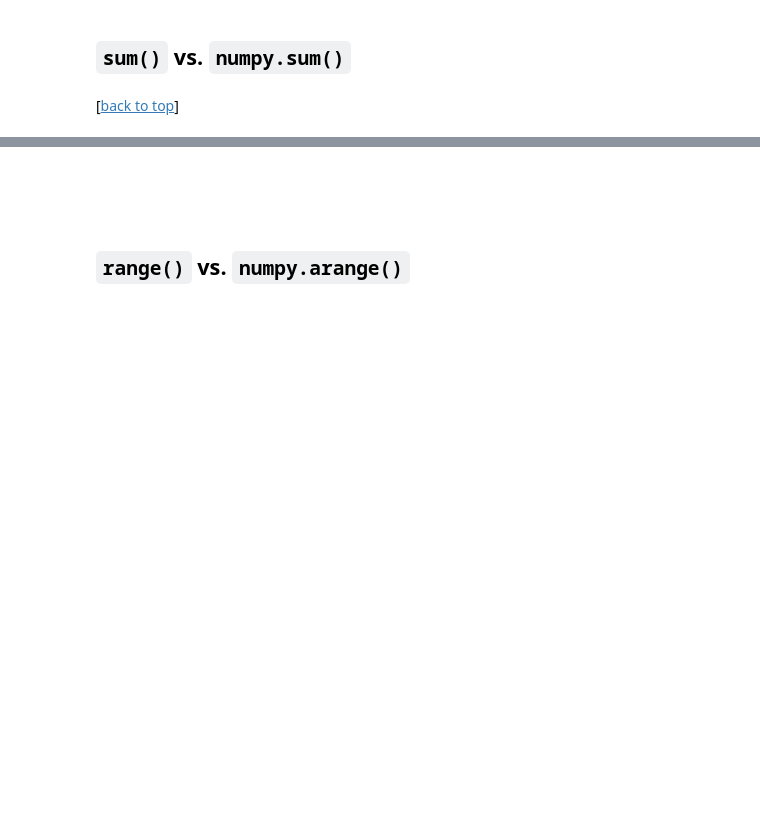
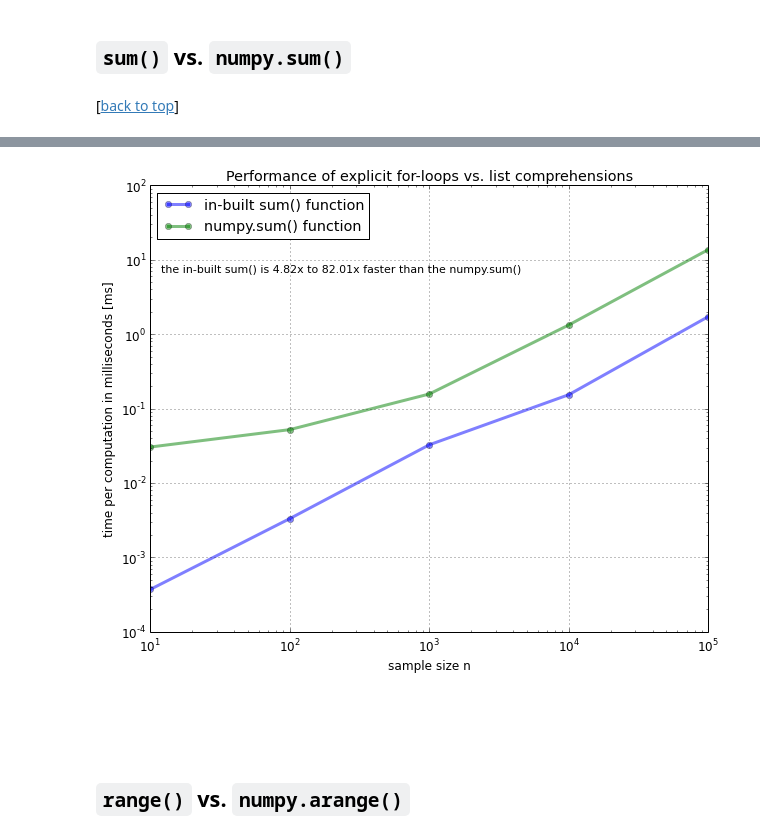
Before and after one commit to rasbt/python_reference, a Jupyter notebook: benchmarks/timeit_tests.ipynb, the cells around one changed output, grey strips where cells are left out. Cells and saved outputs as stored; diff of their text form; code cells hidden in the pictures; blank space fills up the shorter version.

```diff
--- a/benchmarks/timeit_tests.ipynb
+++ b/benchmarks/timeit_tests.ipynb
@@ -1236,0 +1237,13 @@ samples = list(range(1000000))
+# %%
+funcs = ['sum', 'np_sum']
+orders_n = [10**n for n in range(1, 6)]
+times_n = {f:[] for f in funcs}
+
+for n in orders_n:
+    samples = list(range(n))
+    times_n['sum'].append(min(timeit.Timer('sum(samples)',
+                'from __main__ import samples')
+                    .repeat(repeat=3, number=1000)))
+    times_n['np_sum'].append(min(timeit.Timer('np_sum(samples)',
+                'from __main__ import np_sum, samples')
+                    .repeat(repeat=3, number=1000)))
@@ -1237,3 +1252,36 @@ samples = list(range(1000000))
+# %%
+import matplotlib.pyplot as plt
+
+labels = [('sum', 'in-built sum() function'),
+          ('np_sum', 'numpy.sum() function')]
+
+matplotlib.rcParams.update({'font.size': 12})
+
+fig = plt.figure(figsize=(10,8))
+for lb in labels:
+    plt.plot(orders_n, times_n[lb[0]],
+             alpha=0.5, label=lb[1], marker='o', lw=3)
+plt.xlabel('sample size n')
+plt.ylabel('time per computation in milliseconds [ms]')
+plt.legend(loc=2)
+plt.grid()
+plt.xscale('log')
+plt.yscale('log')
+plt.title('Performance of explicit for-loops vs. list comprehensions')
+
+max_perf = max( n/i for i,n in zip(times_n['sum'],
+                                   times_n['np_sum']) )
+min_perf = min( n/i for i,n in zip(times_n['sum'],
+                                   times_n['np_sum']) )
+
+ftext = 'the in-built sum() is {:.2f}x to '\
+        '{:.2f}x faster than the numpy.sum()'\
+        .format(min_perf, max_perf)
+plt.figtext(.14,.75, ftext, fontsize=11, ha='left')
+
+plt.show()
+# %% [output]
+[figure, added]
 # %% [markdown]
 <a name="np_arange"></a>
 <br>
```
Also changed, not shown: parts of 11 cells of this notebook, 1 other file.
